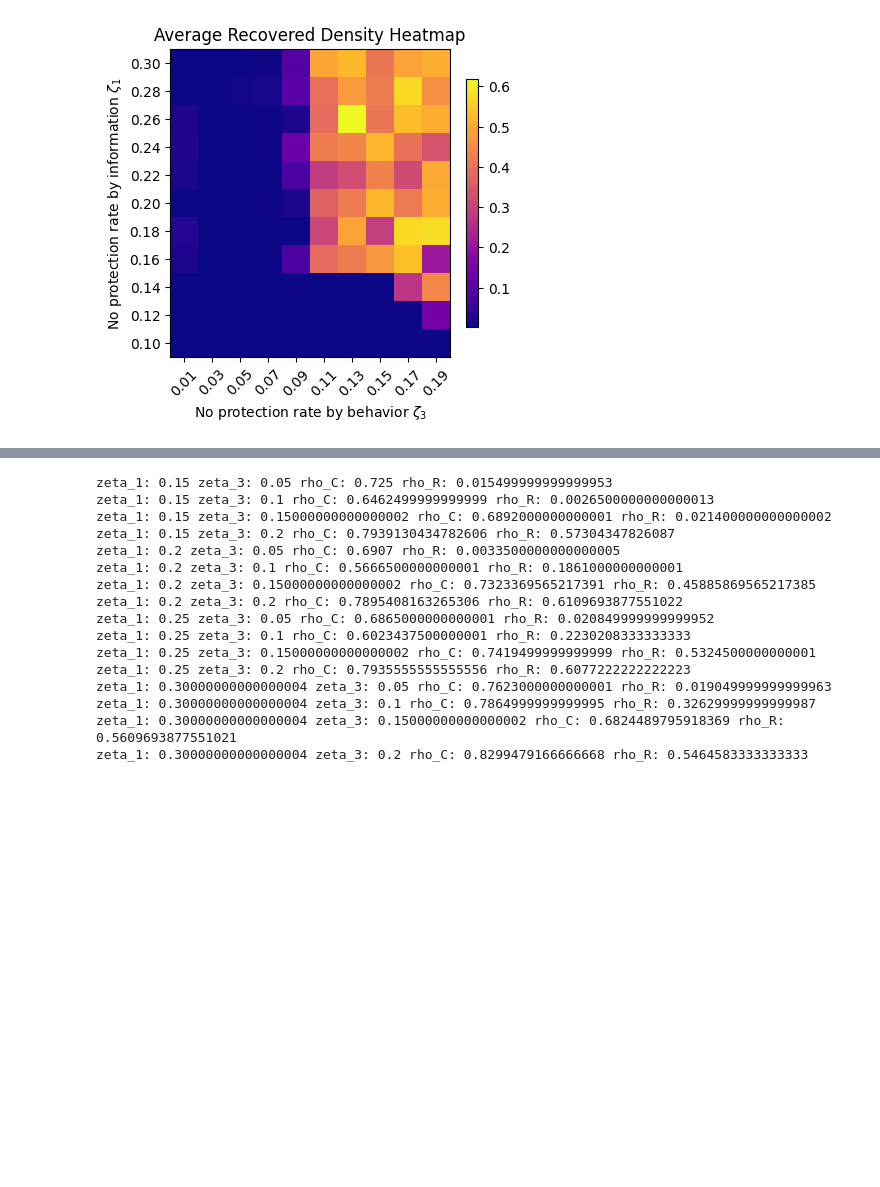
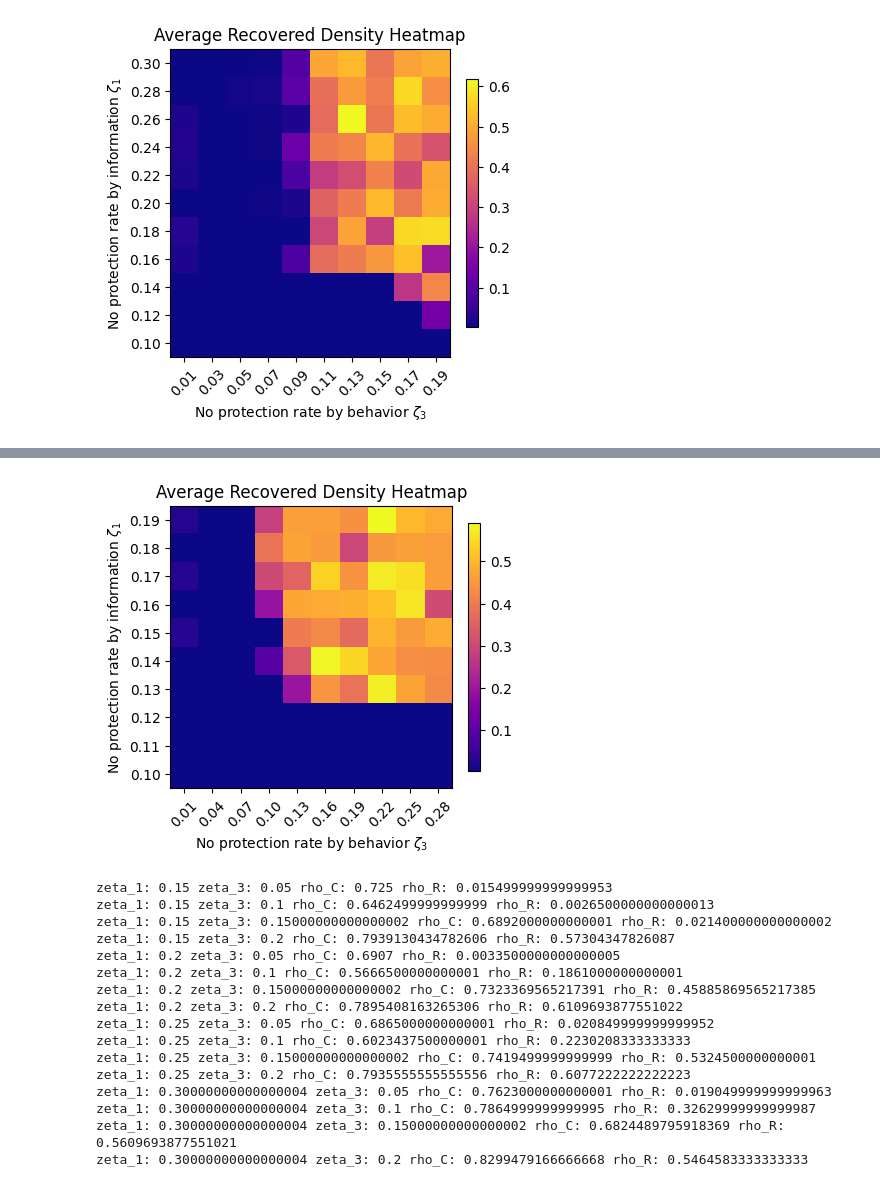
Before and after one commit to Nancy-Shi/Complex_Networks, a Jupyter notebook: 3_Layer_Coupling_080923_zeta_1_zeta_3.ipynb, the cells around one changed output, grey strips where cells are left out. Saved outputs shown, nothing was run; the diff lists cells and outputs as text; code cells hidden in the pictures; blank space fills up the shorter version.

```diff
--- a/3_Layer_Coupling_080923_zeta_1_zeta_3.ipynb
+++ b/3_Layer_Coupling_080923_zeta_1_zeta_3.ipynb
@@ -940,3 +992,34 @@ plt.show()
+# %%
+# Plot the heat map
+fig, ax = plt.subplots(figsize=(4,4))
+heatmap = ax.imshow(results_rho_R5, cmap='plasma', interpolation='nearest')
+
+# Set the tick labels and show colorbar
+ax.set_xticks(np.arange(len(zeta_3_values5)))
+ax.set_yticks(np.arange(len(zeta_1_values5)))
+
+# Format the tick labels with two decimal places using string formatting
+zeta_3_formatter = ticker.StrMethodFormatter('{:.2f}'.format)
+zeta_1_formatter = ticker.StrMethodFormatter('{:.2f}'.format)
+ax.xaxis.set_major_formatter(zeta_3_formatter)
+ax.yaxis.set_major_formatter(zeta_1_formatter)
+ax.invert_yaxis()
+
+ax.set_xticklabels(['{:.2f}'.format(val) for val in zeta_3_values5])
+ax.set_yticklabels(['{:.2f}'.format(val) for val in zeta_1_values5])
+
+plt.xticks(rotation=45)
+plt.colorbar(heatmap, fraction=0.04)
+
+# Set labels and title
+ax.set_xlabel('No protection rate by behavior $\zeta_3$')
+ax.set_ylabel('No protection rate by information $\zeta_1$')
+ax.set_title('Average Recovered Density Heatmap')
+
+# Display the heat map
+plt.show()
+# %% [output]
+[figure, added]
 # %%
 lam = 0.1
 alp = 1
```
Also changed, not shown: parts of 2 cells of this notebook.
